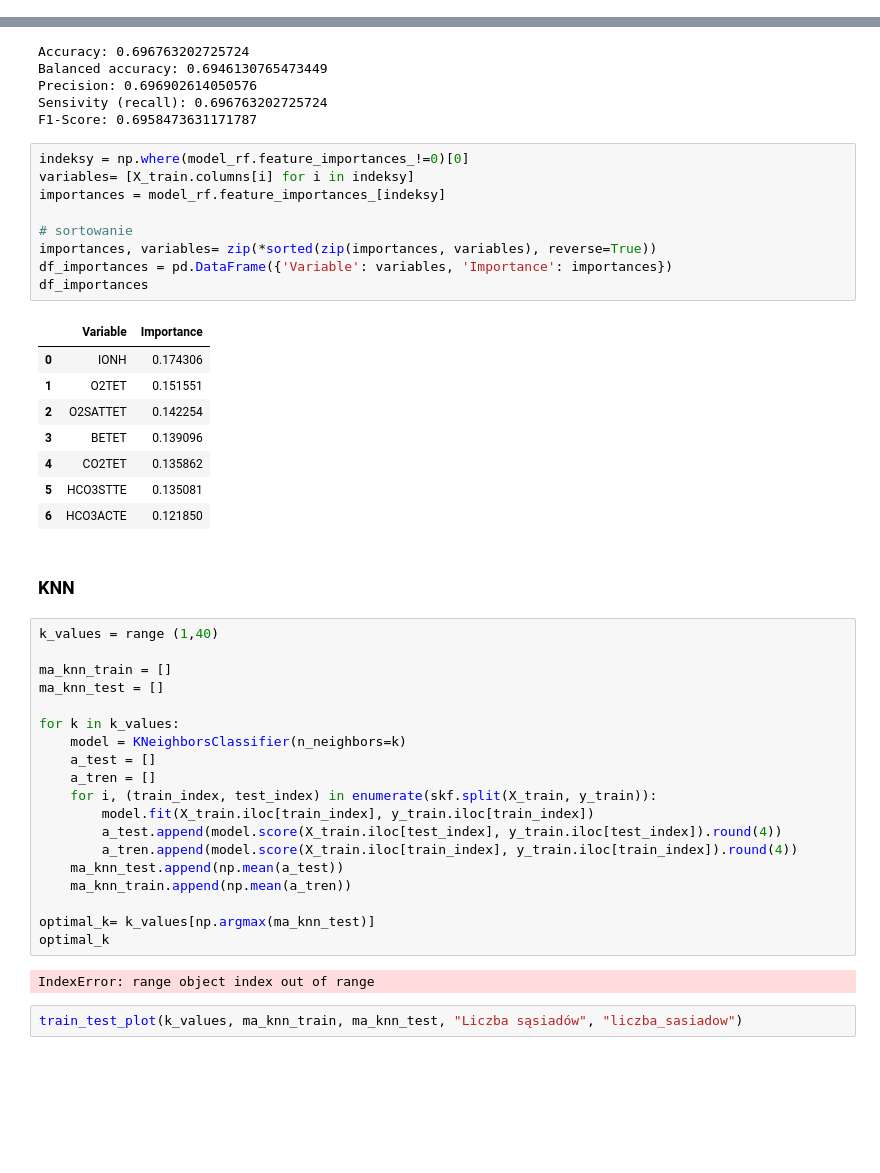
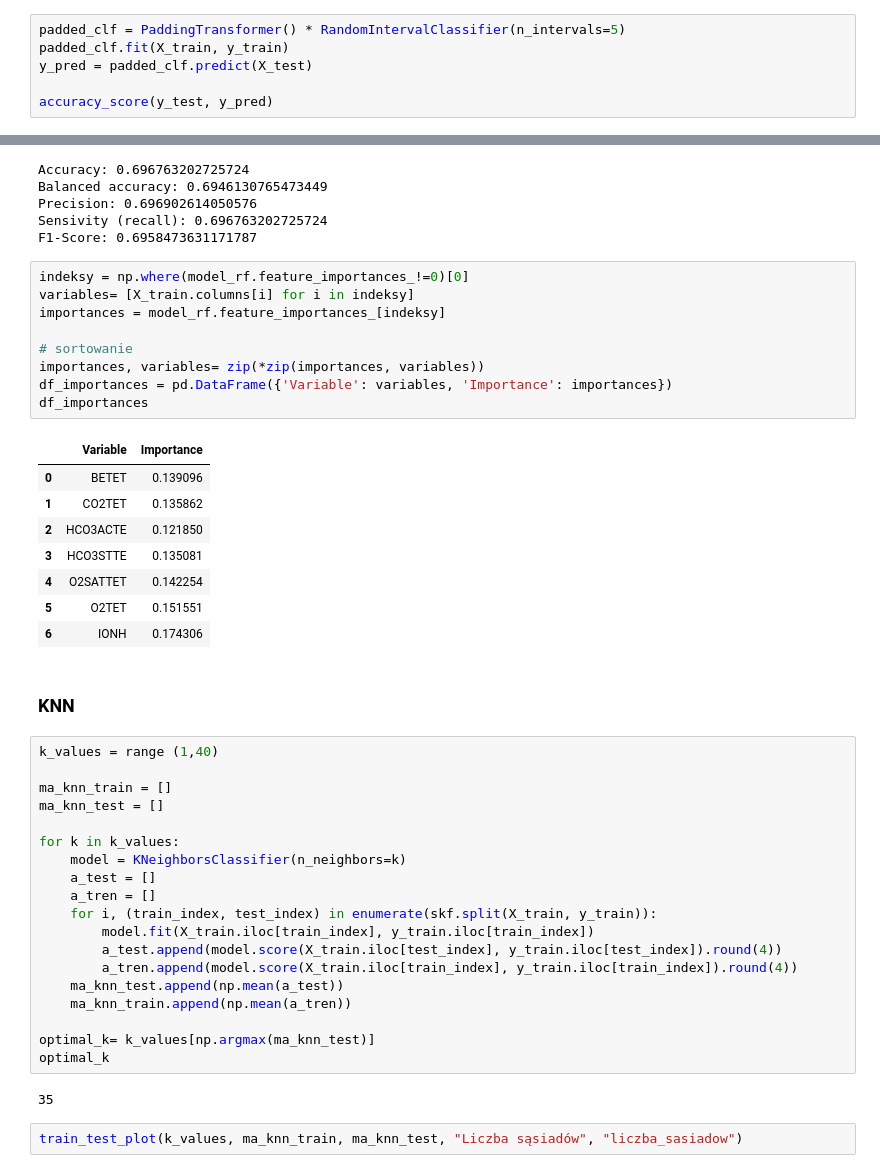
Before and after one commit to dorota10/GasometryTimeSeriesAnalysis, a Jupyter notebook: gasometry_analysis/scripts/klasyfikacja_rozdzial2.ipynb, the cells around one changed output, grey strips where cells are left out. Cells and saved outputs as stored; diff of their text form; blank space fills up the shorter version.

```diff
--- a/gasometry_analysis/scripts/klasyfikacja_rozdzial2.ipynb
+++ b/gasometry_analysis/scripts/klasyfikacja_rozdzial2.ipynb
@@ -31,0 +78,6 @@ y_test=test_data["ZGON"]
+# %%
+padded_clf = PaddingTransformer() * RandomIntervalClassifier(n_intervals=5)
+padded_clf.fit(X_train, y_train)
+y_pred = padded_clf.predict(X_test)
+
+accuracy_score(y_test, y_pred)
@@ -230,21 +284,21 @@ F1-Score: 0.6958473631171787
 # %%
 indeksy = np.where(model_rf.feature_importances_!=0)[0]
 variables= [X_train.columns[i] for i in indeksy]
 importances = model_rf.feature_importances_[indeksy]
 
 # sortowanie
-importances, variables= zip(*sorted(zip(importances, variables), reverse=True))
+importances, variables= zip(*zip(importances, variables))
 df_importances = pd.DataFrame({'Variable': variables, 'Importance': importances})
 df_importances
 # %% [output]
 |  | Variable | Importance |
-| 0 | IONH | 0.174306 |
-| 1 | O2TET | 0.151551 |
-| 2 | O2SATTET | 0.142254 |
-| 3 | BETET | 0.139096 |
-| 4 | CO2TET | 0.135862 |
-| 5 | HCO3STTE | 0.135081 |
-| 6 | HCO3ACTE | 0.121850 |
+| 0 | BETET | 0.139096 |
+| 1 | CO2TET | 0.135862 |
+| 2 | HCO3ACTE | 0.121850 |
+| 3 | HCO3STTE | 0.135081 |
+| 4 | O2SATTET | 0.142254 |
+| 5 | O2TET | 0.151551 |
+| 6 | IONH | 0.174306 |
 # %% [markdown]
 ### KNN
 # %%
@@ -267,7 +321,7 @@ for k in k_values:
 optimal_k= k_values[np.argmax(ma_knn_test)]
 optimal_k
 # %% [output]
-IndexError: range object index out of range
+35
 # %%
 train_test_plot(k_values, ma_knn_train, ma_knn_test, "Liczba sąsiadów", "liczba_sasiadow")
 # %%
```
Also changed, not shown: parts of 7 cells of this notebook, 28 other files.
